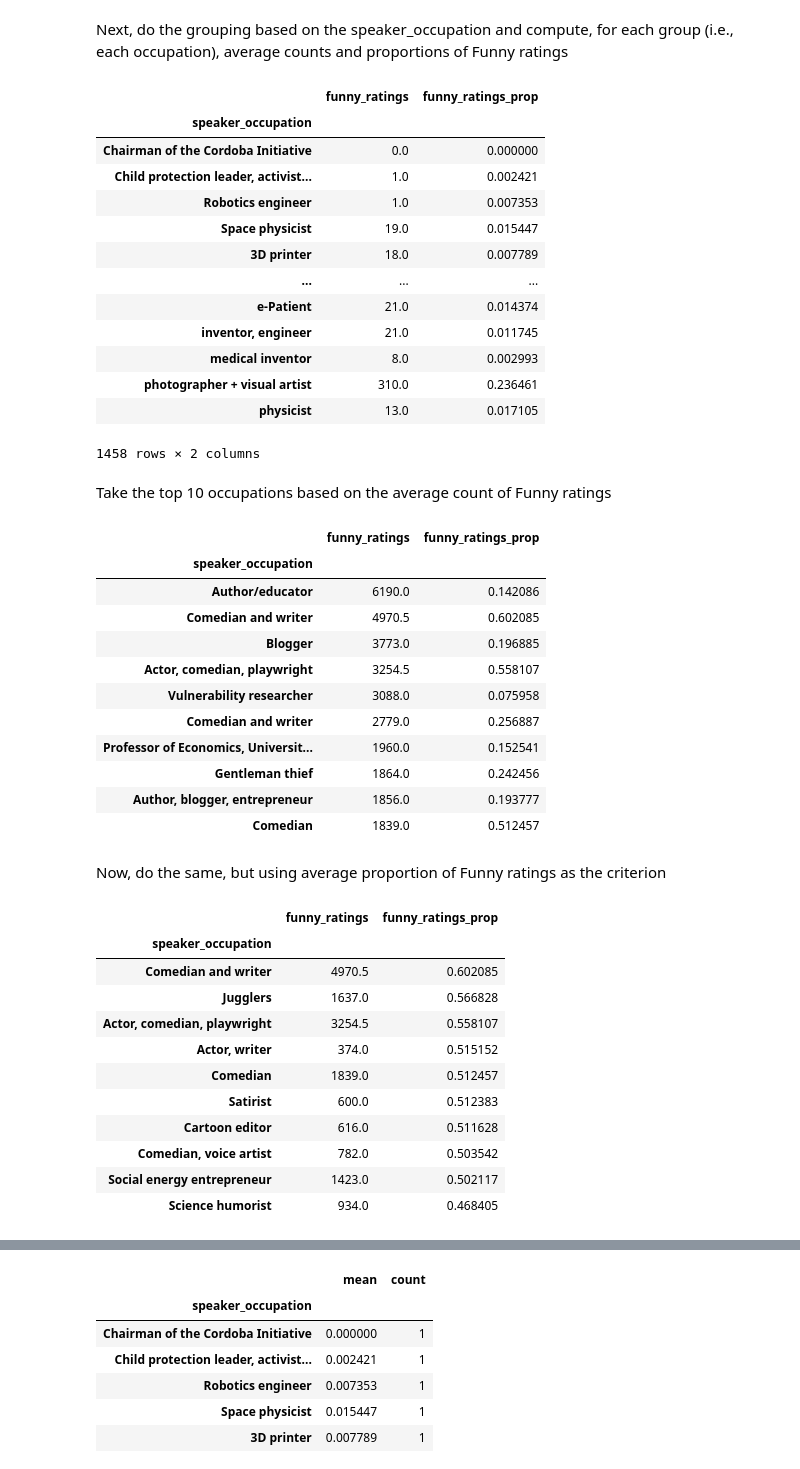
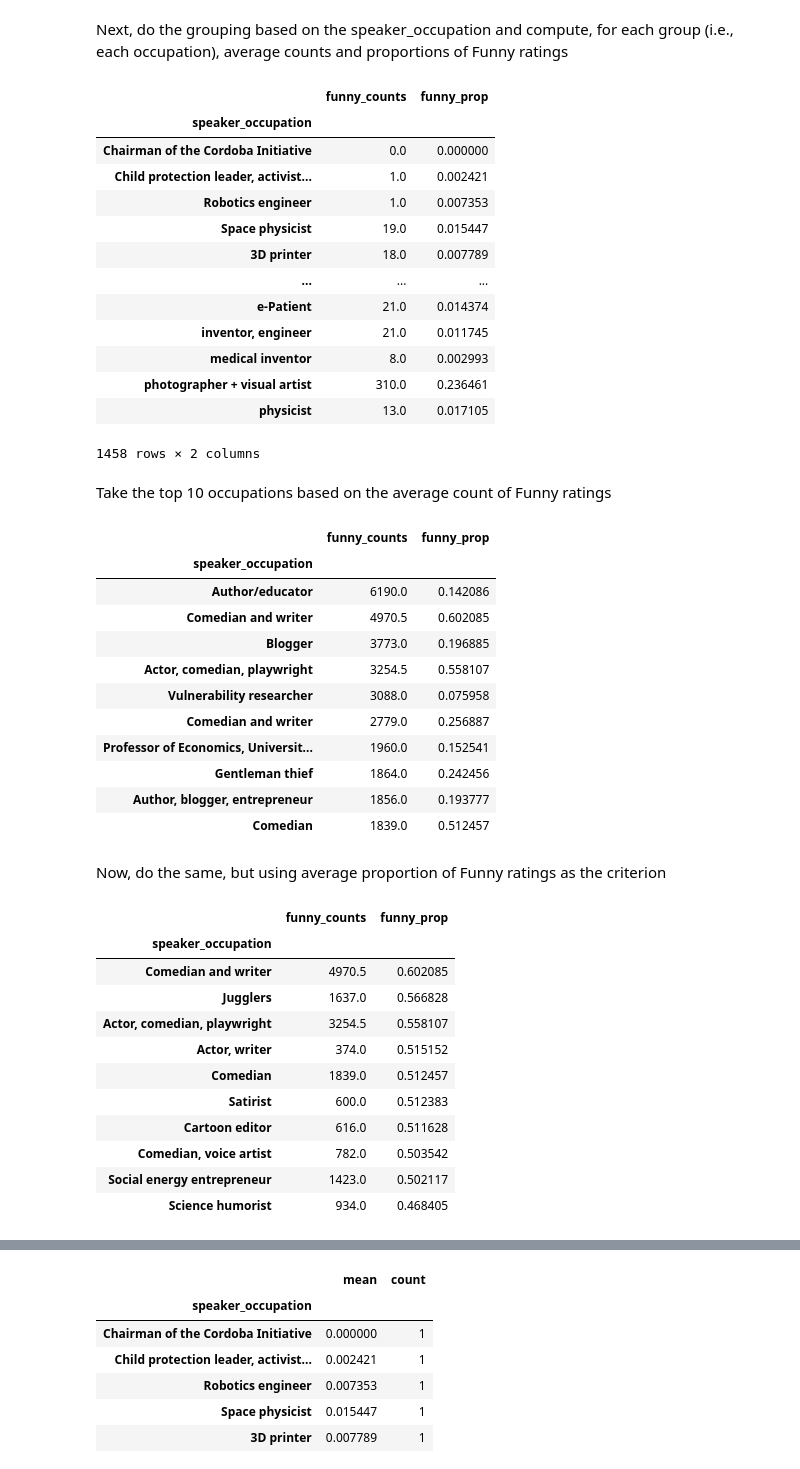
Before and after one commit to programiranje3/pandas2020, a Jupyter notebook: TED_Talks_Pandas_P3_tutorial.ipynb, the cells around one changed output, grey strips where cells are left out. Cells and saved outputs as stored; diff of their text form; code cells hidden in the pictures.

```diff
--- a/TED_Talks_Pandas_P3_tutorial.ipynb
+++ b/TED_Talks_Pandas_P3_tutorial.ipynb
@@ -134,7 +134,10 @@ For more about epoch time, see: https://www.epochconverter.com/
 # %% [markdown]
 Let's start by transforming the film_date into the datetime type
 # %%
-ted['filming_date'] = pd.to_datetime(ted['film_date'], unit='s')
+try:
+    ted['filming_date'] = pd.to_datetime(ted['film_date'], unit='s')
+except ValueError as err:
+    print(err)
 # %%
 ted.filming_date.head()
 # %% [output]
@@ -823,5 +833,5 @@ def funny_counts(ratings):
             return r['count']
     return 0
 
-ted['funny_ratings'] = ted.ratings_list.apply(funny_counts)
+ted['funny_counts'] = ted.ratings_list.apply(funny_counts)
 # %%
@@ -844,8 +854,8 @@ def funny_ratings_prop(ratings_list):
         if rating_dict['name'] == 'Funny': funny_ratings_cnt += rating_dict['count']
     return funny_ratings_cnt/ratings_total
 # %%
-ted['funny_ratings_prop'] = ted.ratings_list.apply(funny_ratings_prop)
-ted['funny_ratings_prop'].head()
+ted['funny_prop'] = ted.ratings_list.apply(funny_ratings_prop)
+ted['funny_prop'].head()
 # %% [output]
 0    0.209323
 1    0.185286
@@ -872,10 +882,10 @@ ted.loc[:, ['funny_ratings', 'funny_ratings_prop']].sort_values(by='funny_rating
 # %% [markdown]
 Next, do the grouping based on the speaker_occupation and compute, for each group (i.e., each occupation), average counts and proportions of Funny ratings
 # %%
-avg_fr_per_occupation = ted.groupby('speaker_occupation')[['funny_ratings', 'funny_ratings_prop']].mean()
+avg_fr_per_occupation = ted.groupby('speaker_occupation')[['funny_counts', 'funny_prop']].mean()
 avg_fr_per_occupation
 # %% [output]
-|  | funny_ratings | funny_ratings_prop |
+|  | funny_counts | funny_prop |
 | speaker_occupation |  |  |
 | Chairman of the Cordoba Initiative | 0.0 | 0.000000 |
 | Child protection leader, activist... | 1.0 | 0.002421 |
@@ -892,9 +902,9 @@ avg_fr_per_occupation
 # %% [markdown]
 Take the top 10 occupations based on the average count of Funny ratings
 # %%
-avg_fr_per_occupation.sort_values(by='funny_ratings', ascending=False).head(10)
+avg_fr_per_occupation.sort_values(by='funny_counts', ascending=False).head(10)
 # %% [output]
-|  | funny_ratings | funny_ratings_prop |
+|  | funny_counts | funny_prop |
 | speaker_occupation |  |  |
 | Author/educator | 6190.0 | 0.142086 |
 | Comedian and writer | 4970.5 | 0.602085 |
@@ -909,9 +919,9 @@ avg_fr_per_occupation.sort_values(by='funny_ratings', ascending=False).head(10)
 # %% [markdown]
 Now, do the same, but using average proportion of Funny ratings as the criterion
 # %%
-avg_fr_per_occupation.sort_values(by='funny_ratings_prop', ascending=False).head(10)
+avg_fr_per_occupation.sort_values(by='funny_prop', ascending=False).head(10)
 # %% [output]
-|  | funny_ratings | funny_ratings_prop |
+|  | funny_counts | funny_prop |
 | speaker_occupation |  |  |
 | Comedian and writer | 4970.5 | 0.602085 |
 | Jugglers | 1637.0 | 0.566828 |
```
Also changed, not shown: parts of 44 cells of this notebook, 1 other file.
